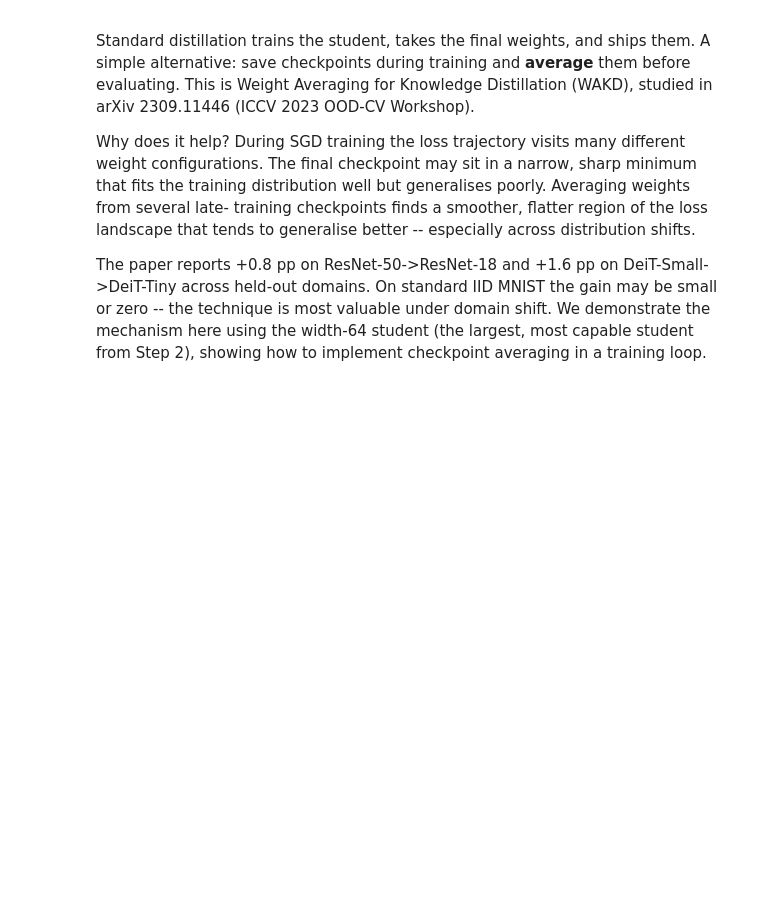
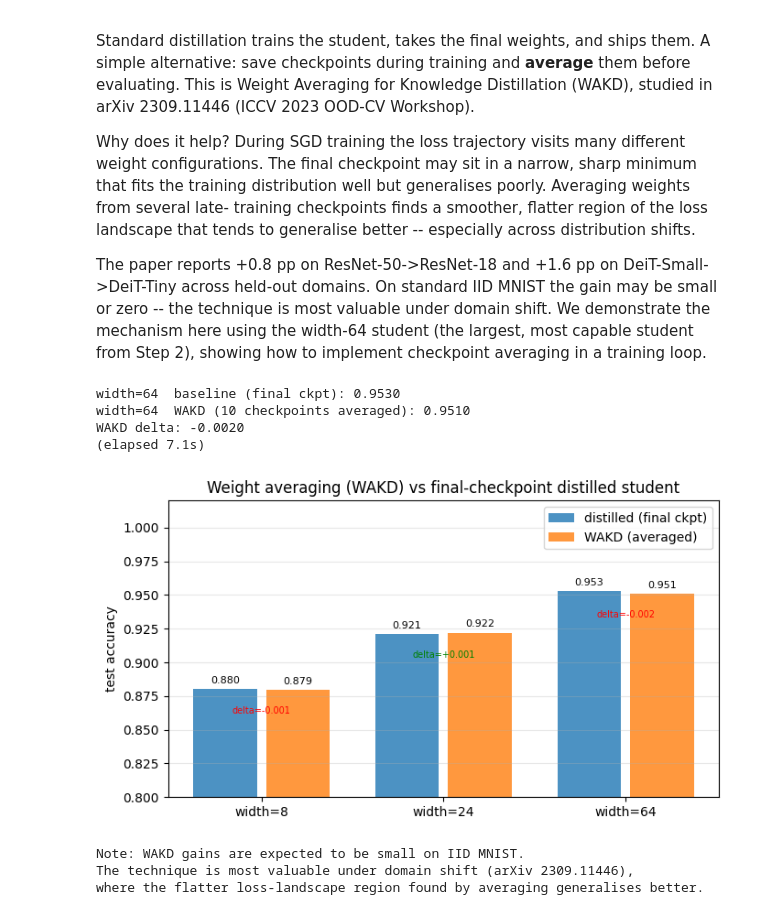
Before and after one commit to aberson/applied_learning, a Jupyter notebook: topics/model-distillation/70-handson/notebooks/04-tradeoffs.ipynb, the cells around one changed output. Cells and saved outputs as stored; diff of their text form; code cells hidden in the pictures; blank space fills up the shorter version.

```diff
--- a/topics/model-distillation/70-handson/notebooks/04-tradeoffs.ipynb
+++ b/topics/model-distillation/70-handson/notebooks/04-tradeoffs.ipynb
@@ -442,32 +442,40 @@ print(f'(elapsed {time.perf_counter()-t0:.1f}s)')
 wakd_by_width = {}
 for w in STUDENT_WIDTHS:
     wm, nc = train_distilled_wakd(width=w)
     wakd_by_width[w] = accuracy(wm)
 
 fig, ax = plt.subplots(figsize=(7, 4))
 widths = STUDENT_WIDTHS
 acc_final  = [accuracy(student_models[w]) for w in widths]
 acc_wakd_w = [wakd_by_width[w] for w in widths]
 x = range(len(widths))
 ax.bar([i - 0.2 for i in x], acc_final,  0.35, label='distilled (final ckpt)', color='tab:blue',  alpha=0.8)
 ax.bar([i + 0.2 for i in x], acc_wakd_w, 0.35, label='WAKD (averaged)',        color='tab:orange', alpha=0.8)
 for i, (af, aw) in enumerate(zip(acc_final, acc_wakd_w)):
     ax.text(i - 0.2, af + 0.003, f'{af:.3f}', ha='center', va='bottom', fontsize=8)
     ax.text(i + 0.2, aw + 0.003, f'{aw:.3f}', ha='center', va='bottom', fontsize=8)
     delta = aw - af
     ax.text(i, min(af, aw) - 0.012, f'delta={delta:+.3f}',
             ha='center', va='top', fontsize=7, color='green' if delta >= 0 else 'red')
 ax.set_xticks(list(x))
 ax.set_xticklabels([f'width={w}' for w in widths])
 ax.set_ylim(0.8, 1.02)
 ax.set_ylabel('test accuracy')
 ax.set_title('Weight averaging (WAKD) vs final-checkpoint distilled student')
 ax.legend()
 ax.grid(True, axis='y', alpha=0.3)
 plt.tight_layout()
 plt.show()
 
-print('
-Note: WAKD gains are expected to be small on IID MNIST.')
+print('\nNote: WAKD gains are expected to be small on IID MNIST.')
 print('The technique is most valuable under domain shift (arXiv 2309.11446),')
 print('where the flatter loss-landscape region found by averaging generalises better.')
+# %% [output]
+width=64  baseline (final ckpt): 0.9530
+width=64  WAKD (10 checkpoints averaged): 0.9510
+WAKD delta: -0.0020
+(elapsed 7.1s)
+[figure, added]
+Note: WAKD gains are expected to be small on IID MNIST.
+The technique is most valuable under domain shift (arXiv 2309.11446),
+where the flatter loss-landscape region found by averaging generalises better.
```
Also changed, not shown: parts of 4 cells of this notebook, 5 other files.
